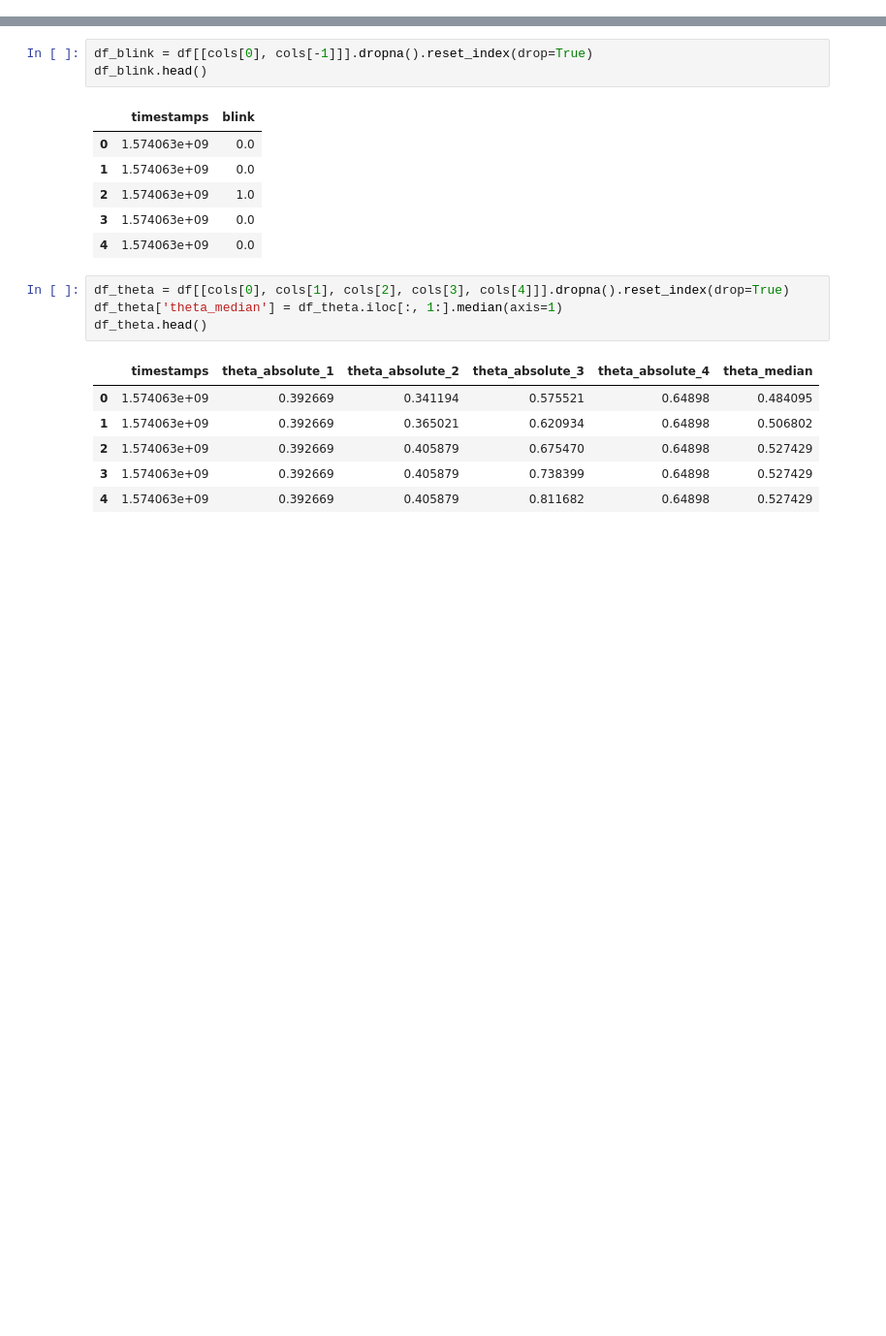
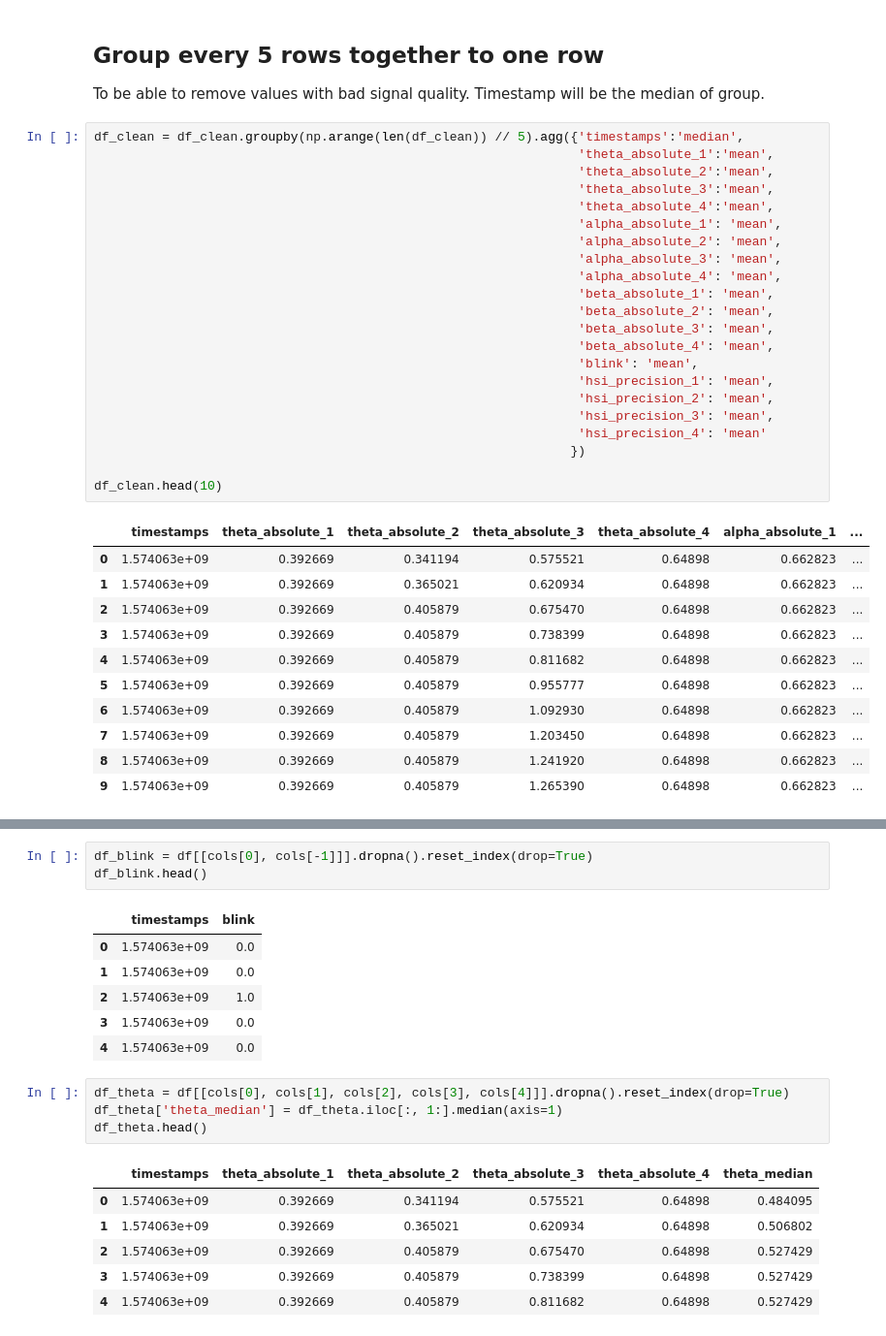
Before and after one commit to kathriwa/HASE19_Music_Project, a Jupyter notebook: eeg_analysis.ipynb, the cells around one changed output, grey strips where cells are left out. Shown: that part at 97% size. Drawn from its saved outputs; the diff is of its cells as text; blank space fills up the shorter version.

```diff
--- a/eeg_analysis.ipynb
+++ b/eeg_analysis.ipynb
@@ -23,0 +52,38 @@ elif task == 'break':
+# %% [markdown]
+## Group every 5 rows together to one row
+
+To be able to remove values with bad signal quality. Timestamp will be the median of group.
+# %%
+df_clean = df_clean.groupby(np.arange(len(df_clean)) // 5).agg({'timestamps':'median',
+                                                                'theta_absolute_1':'mean',
+                                                                'theta_absolute_2':'mean',
+                                                                'theta_absolute_3':'mean',
+                                                                'theta_absolute_4':'mean',
+                                                                'alpha_absolute_1': 'mean',
+                                                                'alpha_absolute_2': 'mean',
+                                                                'alpha_absolute_3': 'mean',
+                                                                'alpha_absolute_4': 'mean',
+                                                                'beta_absolute_1': 'mean',
+                                                                'beta_absolute_2': 'mean',
+                                                                'beta_absolute_3': 'mean',
+                                                                'beta_absolute_4': 'mean',
+                                                                'blink': 'mean',
+                                                                'hsi_precision_1': 'mean',
+                                                                'hsi_precision_2': 'mean',
+                                                                'hsi_precision_3': 'mean',
+                                                                'hsi_precision_4': 'mean'
+                                                               })
+
+df_clean.head(10)
+# %% [output]
+|  | timestamps | theta_absolute_1 | theta_absolute_2 | theta_absolute_3 | theta_absolute_4 | alpha_absolute_1 | ... |
+| 0 | 1.574063e+09 | 0.392669 | 0.341194 | 0.575521 | 0.64898 | 0.662823 | ... |
+| 1 | 1.574063e+09 | 0.392669 | 0.365021 | 0.620934 | 0.64898 | 0.662823 | ... |
+| 2 | 1.574063e+09 | 0.392669 | 0.405879 | 0.675470 | 0.64898 | 0.662823 | ... |
+| 3 | 1.574063e+09 | 0.392669 | 0.405879 | 0.738399 | 0.64898 | 0.662823 | ... |
+| 4 | 1.574063e+09 | 0.392669 | 0.405879 | 0.811682 | 0.64898 | 0.662823 | ... |
+| 5 | 1.574063e+09 | 0.392669 | 0.405879 | 0.955777 | 0.64898 | 0.662823 | ... |
+| 6 | 1.574063e+09 | 0.392669 | 0.405879 | 1.092930 | 0.64898 | 0.662823 | ... |
+| 7 | 1.574063e+09 | 0.392669 | 0.405879 | 1.203450 | 0.64898 | 0.662823 | ... |
+| 8 | 1.574063e+09 | 0.392669 | 0.405879 | 1.241920 | 0.64898 | 0.662823 | ... |
+| 9 | 1.574063e+09 | 0.392669 | 0.405879 | 1.265390 | 0.64898 | 0.662823 | ... |
```
Also changed, not shown: parts of 16 cells of this notebook.
